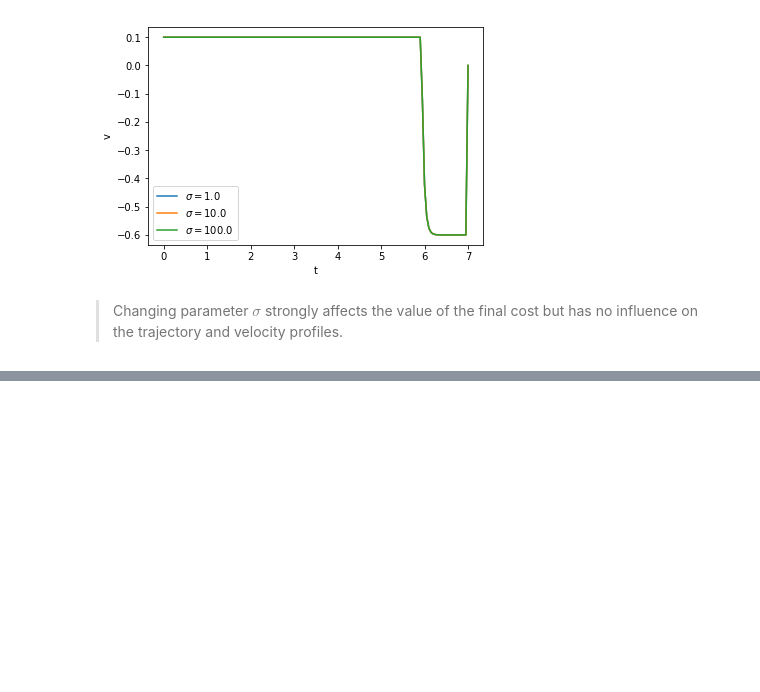
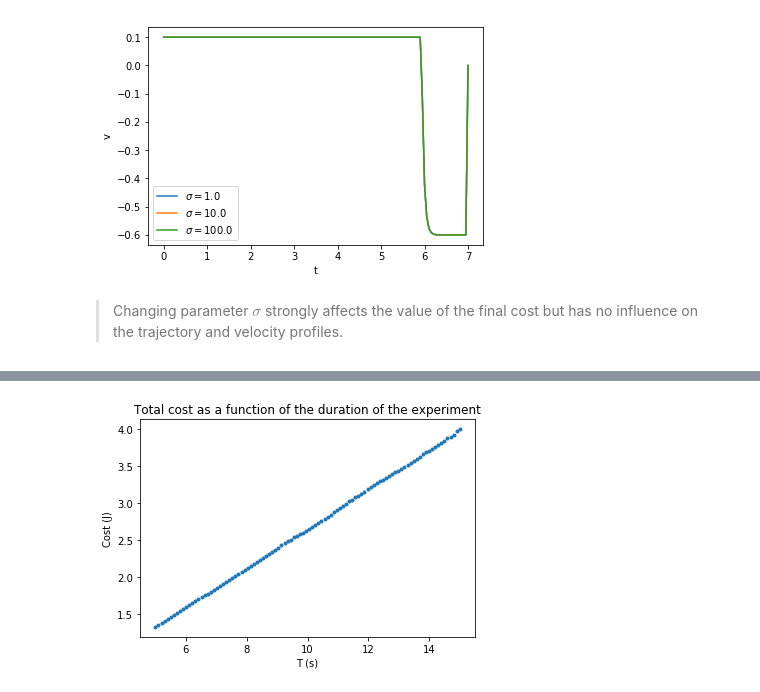
Before and after one commit to remy13127/rat_optimization, a Jupyter notebook: Keller_model.ipynb, the cells around one changed output, grey strips where cells are left out. Cells and saved outputs as stored; diff of their text form; code cells hidden in the pictures; blank space fills up the shorter version.

```diff
--- a/Keller_model.ipynb
+++ b/Keller_model.ipynb
@@ -373,0 +410,8 @@ optimal cost:  690.5780180916303
+# %%
+plt.plot(tarray,cost,'.')
+plt.title('Total cost as a function of the duration of the experiment')
+plt.ylabel('Cost (J)')
+plt.xlabel('T (s)')
+plt.show()
+# %% [output]
+[figure, added]
```
Also changed, not shown: parts of 12 cells of this notebook.
